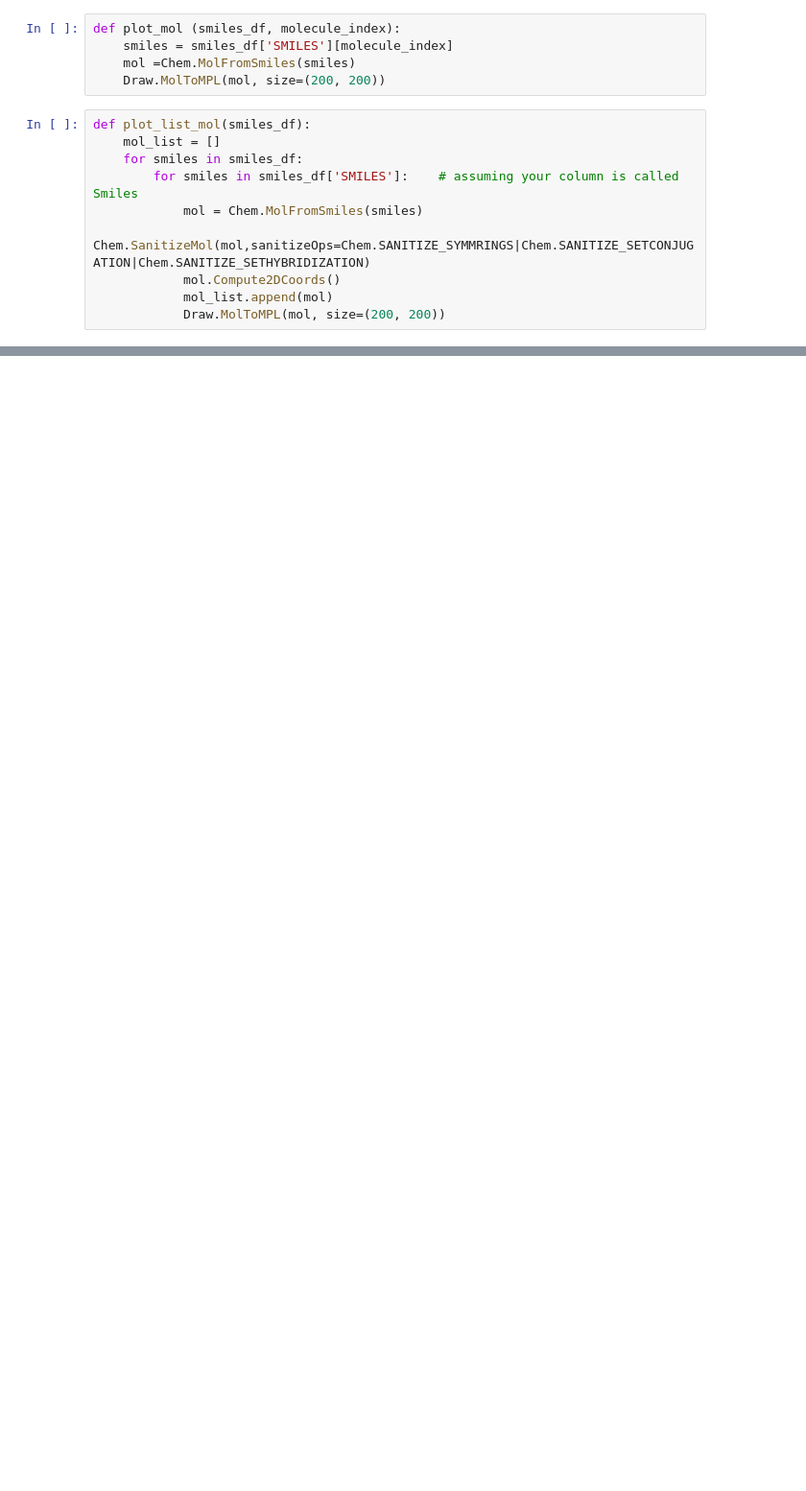
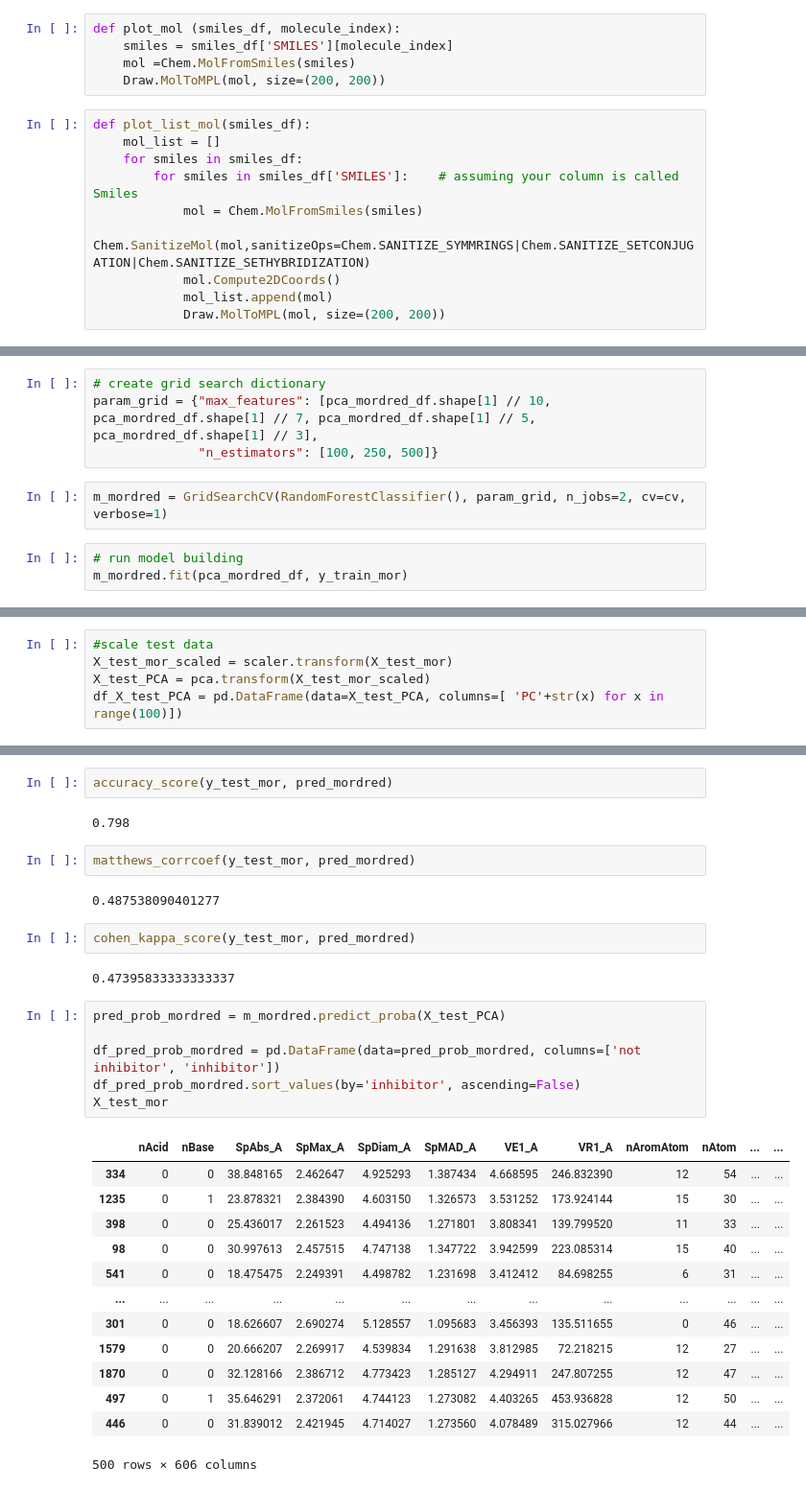
Before and after one commit to Jobs27/AP_groupassignment-, a Jupyter notebook: group_assignment_inhibitor_classifier.ipynb, the cells around one changed output, grey strips where cells are left out. Shown at 96% size. Saved outputs shown, nothing was run; the diff lists cells and outputs as text; blank space fills up the shorter version.

```diff
--- a/group_assignment_inhibitor_classifier.ipynb
+++ b/group_assignment_inhibitor_classifier.ipynb
@@ -233,0 +226,9 @@ Accuracy: 0.7
+# %%
+# create grid search dictionary
+param_grid = {"max_features": [pca_mordred_df.shape[1] // 10, pca_mordred_df.shape[1] // 7, pca_mordred_df.shape[1] // 5, pca_mordred_df.shape[1] // 3],
+              "n_estimators": [100, 250, 500]}
+# %%
+m_mordred = GridSearchCV(RandomForestClassifier(), param_grid, n_jobs=2, cv=cv, verbose=1)
+# %%
+# run model building
+m_mordred.fit(pca_mordred_df, y_train_mor)
@@ -233,0 +263,5 @@ Accuracy: 0.7
+# %%
+#scale test data
+X_test_mor_scaled = scaler.transform(X_test_mor)
+X_test_PCA = pca.transform(X_test_mor_scaled)
+df_X_test_PCA = pd.DataFrame(data=X_test_PCA, columns=[ 'PC'+str(x) for x in range(100)])
@@ -233,0 +285,32 @@ Accuracy: 0.7
+# %%
+accuracy_score(y_test_mor, pred_mordred)
+# %% [output]
+0.798
+# %%
+matthews_corrcoef(y_test_mor, pred_mordred)
+# %% [output]
+0.487538090401277
+# %%
+cohen_kappa_score(y_test_mor, pred_mordred)
+# %% [output]
+0.47395833333333337
+# %%
+pred_prob_mordred = m_mordred.predict_proba(X_test_PCA)
+
+df_pred_prob_mordred = pd.DataFrame(data=pred_prob_mordred, columns=['not inhibitor', 'inhibitor'])
+df_pred_prob_mordred.sort_values(by='inhibitor', ascending=False)
+X_test_mor
+# %% [output]
+|  | nAcid | nBase | SpAbs_A | SpMax_A | SpDiam_A | SpMAD_A | VE1_A | VR1_A | nAromAtom | nAtom | ... | ... |
+| 334 | 0 | 0 | 38.848165 | 2.462647 | 4.925293 | 1.387434 | 4.668595 | 246.832390 | 12 | 54 | ... | ... |
+| 1235 | 0 | 1 | 23.878321 | 2.384390 | 4.603150 | 1.326573 | 3.531252 | 173.924144 | 15 | 30 | ... | ... |
+| 398 | 0 | 0 | 25.436017 | 2.261523 | 4.494136 | 1.271801 | 3.808341 | 139.799520 | 11 | 33 | ... | ... |
+| 98 | 0 | 0 | 30.997613 | 2.457515 | 4.747138 | 1.347722 | 3.942599 | 223.085314 | 15 | 40 | ... | ... |
+| 541 | 0 | 0 | 18.475475 | 2.249391 | 4.498782 | 1.231698 | 3.412412 | 84.698255 | 6 | 31 | ... | ... |
+| ... | ... | ... | ... | ... | ... | ... | ... | ... | ... | ... | ... | ... |
+| 301 | 0 | 0 | 18.626607 | 2.690274 | 5.128557 | 1.095683 | 3.456393 | 135.511655 | 0 | 46 | ... | ... |
+| 1579 | 0 | 0 | 20.666207 | 2.269917 | 4.539834 | 1.291638 | 3.812985 | 72.218215 | 12 | 27 | ... | ... |
+| 1870 | 0 | 0 | 32.128166 | 2.386712 | 4.773423 | 1.285127 | 4.294911 | 247.807255 | 12 | 47 | ... | ... |
+| 497 | 0 | 1 | 35.646291 | 2.372061 | 4.744123 | 1.273082 | 4.403265 | 453.936828 | 12 | 50 | ... | ... |
+| 446 | 0 | 0 | 31.839012 | 2.421945 | 4.714027 | 1.273560 | 4.078489 | 315.027966 | 12 | 44 | ... | ... |
+500 rows × 606 columns
```
Also changed, not shown: parts of 39 cells of this notebook.
